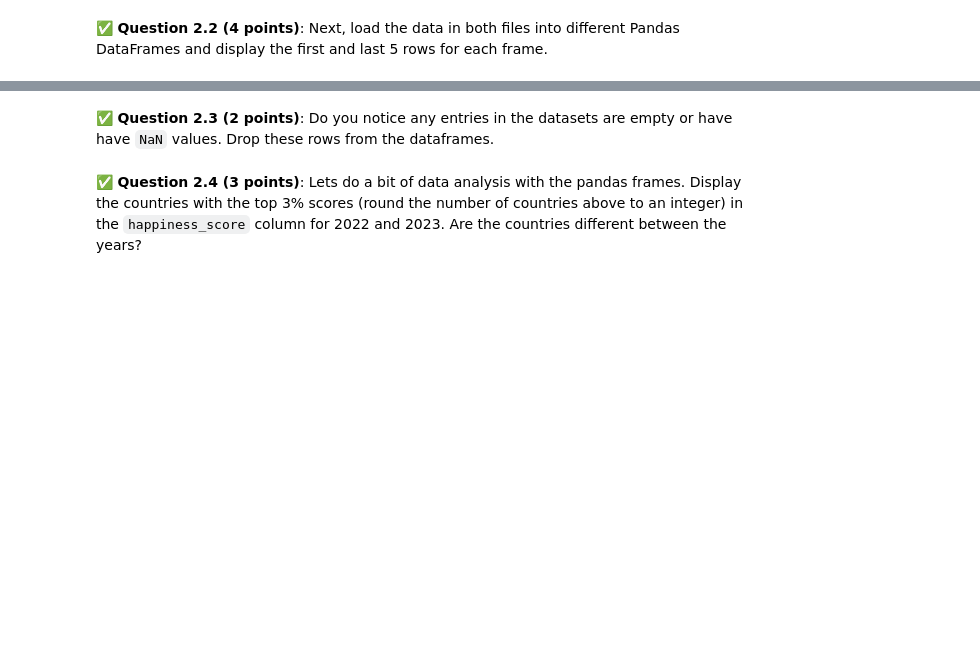
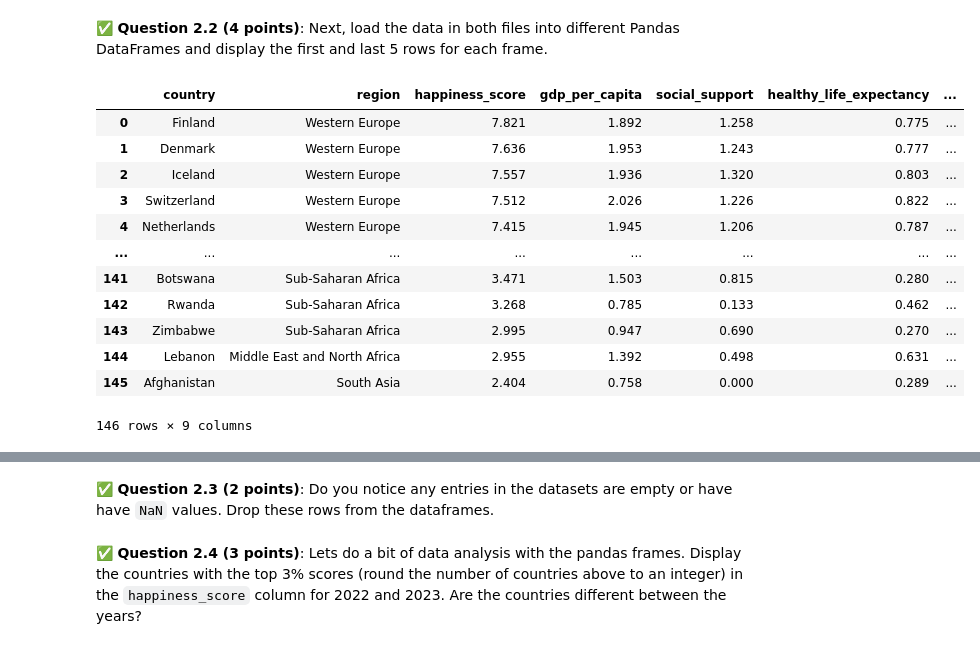
Before and after one commit to milneskylar/CMSE202-f23-turnin, a Jupyter notebook: hw-03/HW-03_Regression-S24-STUDENT.ipynb, the cells around one changed output, grey strips where cells are left out. Saved outputs shown, nothing was run; the diff lists cells and outputs as text; code cells hidden in the pictures; blank space fills up the shorter version.

```diff
--- a/hw-03/HW-03_Regression-S24-STUDENT.ipynb
+++ b/hw-03/HW-03_Regression-S24-STUDENT.ipynb
@@ -68,0 +69,22 @@ Note that while Parts 3 and 4 are designed to be workable independent of each ot
+# %%
+# Put your code here
+import pandas as pd
+
+data22 = pd.read_csv('WHR_2022.csv')
+data23 = pd.read_csv('WHR_2023.csv')
+
+data22
+# %% [output]
+|  | country | region | happiness_score | gdp_per_capita | social_support | healthy_life_expectancy | ... |
+| 0 | Finland | Western Europe | 7.821 | 1.892 | 1.258 | 0.775 | ... |
+| 1 | Denmark | Western Europe | 7.636 | 1.953 | 1.243 | 0.777 | ... |
+| 2 | Iceland | Western Europe | 7.557 | 1.936 | 1.320 | 0.803 | ... |
+| 3 | Switzerland | Western Europe | 7.512 | 2.026 | 1.226 | 0.822 | ... |
+| 4 | Netherlands | Western Europe | 7.415 | 1.945 | 1.206 | 0.787 | ... |
+| ... | ... | ... | ... | ... | ... | ... | ... |
+| 141 | Botswana | Sub-Saharan Africa | 3.471 | 1.503 | 0.815 | 0.280 | ... |
+| 142 | Rwanda | Sub-Saharan Africa | 3.268 | 0.785 | 0.133 | 0.462 | ... |
+| 143 | Zimbabwe | Sub-Saharan Africa | 2.995 | 0.947 | 0.690 | 0.270 | ... |
+| 144 | Lebanon | Middle East and North Africa | 2.955 | 1.392 | 0.498 | 0.631 | ... |
+| 145 | Afghanistan | South Asia | 2.404 | 0.758 | 0.000 | 0.289 | ... |
+146 rows × 9 columns
```
Also changed, not shown: parts of 8 cells of this notebook, 2 other files.
